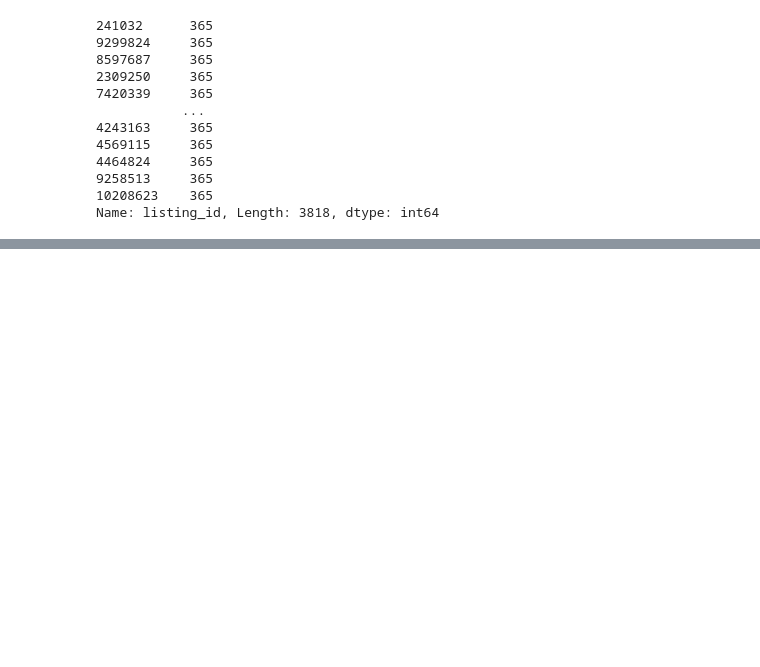
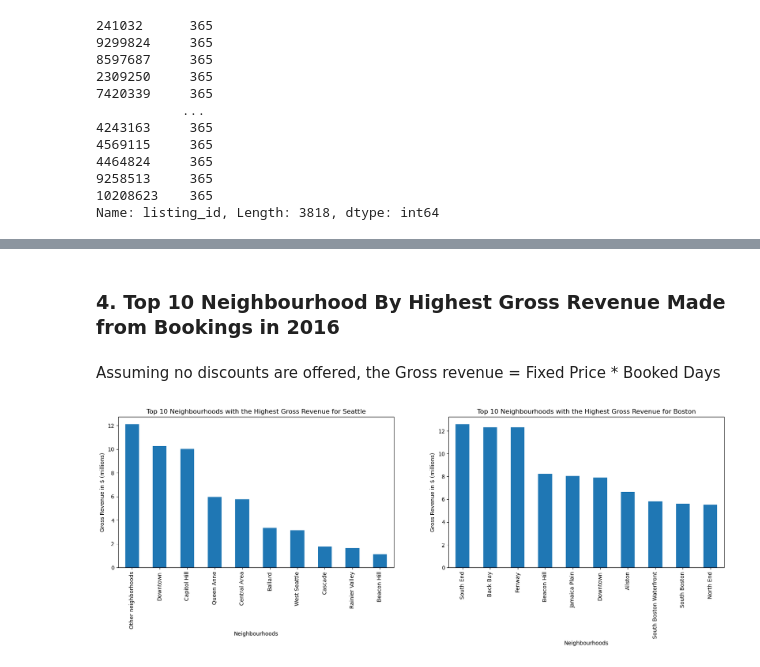
Before and after one commit to okeks/Analyze_AirBNB, a Jupyter notebook: Boston and Seattle.ipynb, the cells around one changed output, grey strips where cells are left out. Drawn from its saved outputs; the diff is of its cells as text; code cells hidden in the pictures; blank space fills up the shorter version.

```diff
--- a/Boston and Seattle.ipynb
+++ b/Boston and Seattle.ipynb
@@ -276,0 +351,55 @@ area_rate = st_listings_copy.groupby('neighbourhood_group_cleansed')['price'].me
+# %% [markdown]
+### 4. Top 10 Neighbourhood By Highest Gross Revenue Made from Bookings in 2016
+# %% [markdown]
+Assuming no discounts are offered, the Gross revenue = Fixed Price * Booked Days
+# %%
+def highest_revenue(prop,schedule,name):
+    """
+    Input:
+    prop - The City Dateframe
+    schedule - Booking information DataFrame
+    Name - Name of the city
+
+    Output:
+    Plot of Top 10 Neighbourhoods with the Highest Revenue made from Bookings in 2016.
+
+    This Function:
+    1.Gets the number of booked days for each listing_id and creates a dataframe.
+    2.Adds the booked days dataframe in 1 to listing Dataframe.
+    3.Creates a booking_revenue column by Multiplying fixed price by booked_days.
+    4.Groups the Neighbourhoods by Booking revenue.
+    5.Creates a plot of the Top 10 Neighbourhoods with the Highest Gross Revenue
+
+
+    """
+    #1
+    booked_count = pd.Series(schedule.groupby('listing_id')['is_booked'].sum())
+    booked_count= pd.DataFrame(booked_count)
+    booked_count.rename(columns={"is_booked":"booked_days"},inplace=True)
+
+    #2
+    prop = prop.join(booked_count,on='id',how='left')
+
+    #3
+    prop['booking_revenue'] = prop['price'] * prop['booked_days']
+
+    #4
+    gross_rev = prop.groupby('neighbourhood_cleansed_final')['booking_revenue'].sum().sort_values(ascending=False) #group Neighbourhood by Revenue
+
+    #5
+    (gross_rev/1000000)[:10].plot(kind='bar');
+    plt.title('Top 10 Neighbourhoods with the Highest Gross Revenue for {}'.format(name))
+    plt.xlabel('Neighbourhoods')
+    plt.ylabel('Gross Revenue in $ (millions)')
+
+
+city_name = [[st_listings_copy,st_calender_copy,'Seattle'],[bst_listings_copy,bst_calender_copy,'Boston']]
+i=1
+plt.figure(figsize=[20,5])
+
+for city in city_name:
+    plt.subplot(1,len(city_name),i)
+    highest_revenue(city[0],city[1],city[2])
+    i += 1
+# %% [output]
+[figure, added]
```
Also changed, not shown: parts of 92 cells of this notebook, 1 other file.
